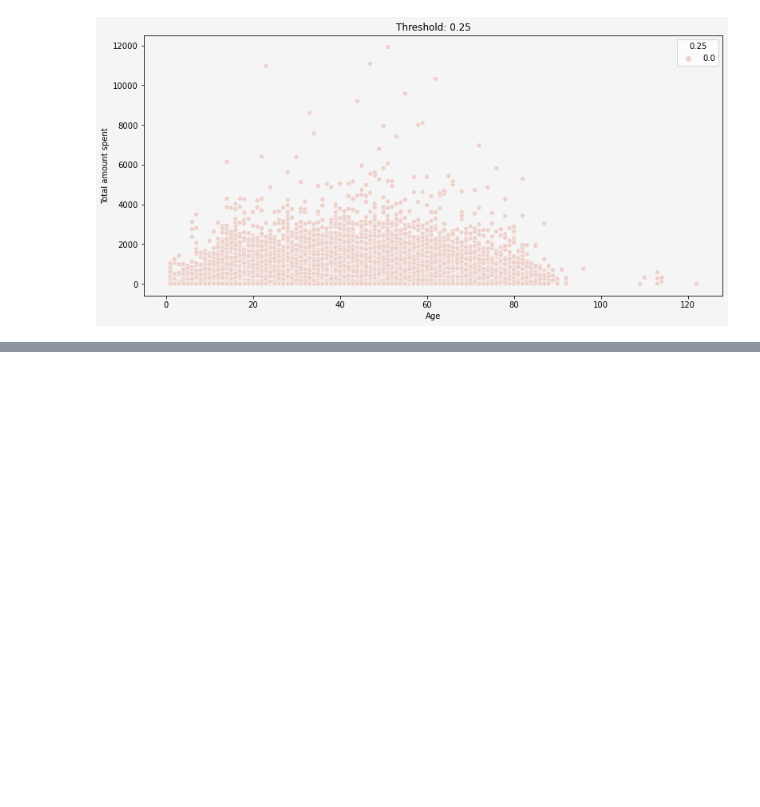
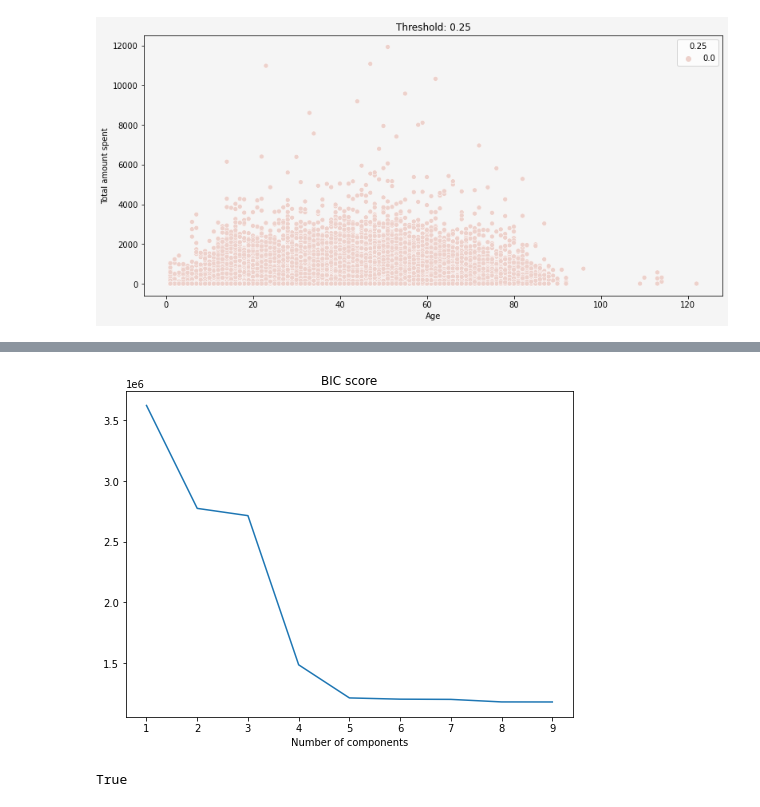
Before and after one commit to mmisiuda/Hotel-customers-EDA-and-segmentation., a Jupyter notebook: Hotel customer dataset EDA and clustering.ipynb, the cells around one changed output, grey strips where cells are left out. Cells and saved outputs as stored; diff of their text form; code cells hidden in the pictures; blank space fills up the shorter version.

```diff
--- a/Hotel customer dataset EDA and clustering.ipynb
+++ b/Hotel customer dataset EDA and clustering.ipynb
@@ -886,0 +921,20 @@ Name: 0.25, dtype: int64
+# %%
+X_gmm = data_prep[['Age', 'AverageLeadTime', 'PersonsNights', 'RoomNights', 'TotalRevenue']]
+
+n_components = np.arange(1, 10)
+models = [GaussianMixture(n, covariance_type='full', random_state=0).fit(X_gmm)
+          for n in n_components]
+
+plt.figure(figsize=(8, 6))
+plt.plot(n_components, [m.bic(X_gmm) for m in models], label='BIC')
+plt.title('BIC score')
+plt.xlabel('Number of components')
+plt.show()
+# %% [output]
+[figure, added]
+# %%
+gmm = GaussianMixture(n_components=5).fit(X_gmm)
+gmm_labels = gmm.predict(X_gmm)
+print(gmm.converged_)
+# %% [output]
+True
```
Also changed, not shown: parts of 33 cells of this notebook.
